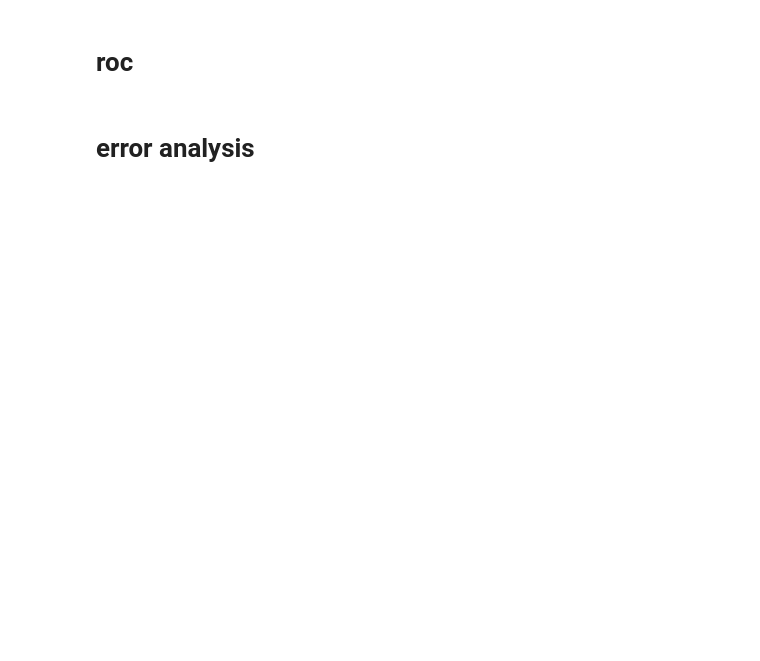
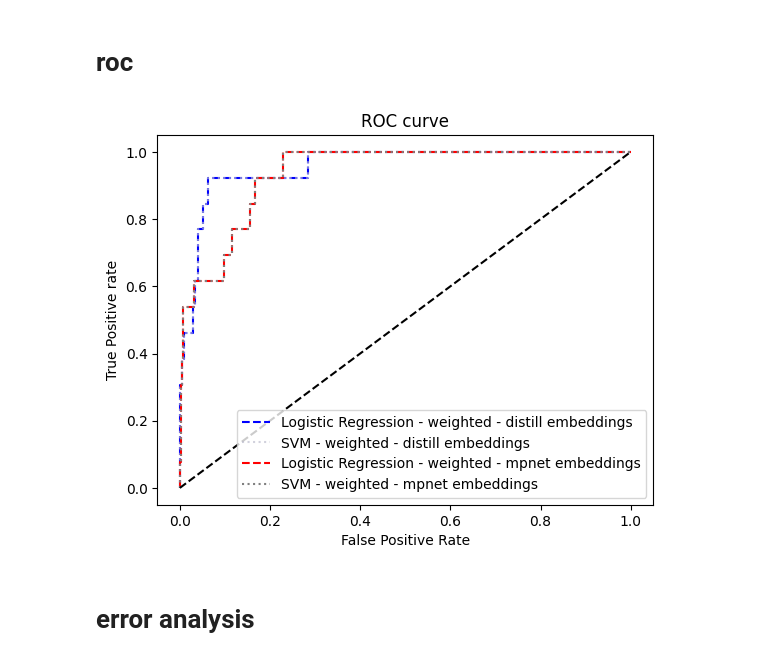
Before and after one commit to vberdejoespinola/translate-text-classifier-spanish, a Jupyter notebook: scripts/3.model_training.ipynb, the cells around one changed output. Cells and saved outputs as stored; diff of their text form; code cells hidden in the pictures; blank space fills up the shorter version.

```diff
--- a/scripts/3.model_training.ipynb
+++ b/scripts/3.model_training.ipynb
@@ -447,25 +524,29 @@ auc_svm_weight_mpnet, fpr_svm_weight_mpnet, tpr_svm_weight_mpnet, y_pred_proba_s
 # %%
 import matplotlib.pyplot as plt
 # plt.style.use('seaborn')
 
 # plot roc curves
-plt.plot(fpr_lr_weight_distill, tpr_lr_weight_distill, linestyle='--',color='#bbca', label='Logistic Regression - weighted - distill embeddings')
-plt.plot(fpr_svm_weight_distill, tpr_svm_weight_distill, linestyle='--',color='blue', label='SVM - weighted - distill embeddings')
-plt.plot(fpr_lr_weight_mpnet, tpr_lr_weight_mpnet, linestyle='--',color='gray', label='Logistic Regression - weighted - mpnet embeddings')
-plt.plot(fpr_svm_weight_mpnet, tpr_svm_weight_mpnet, linestyle='--',color='red', label='SVM - weighted - mpnet embeddings')
+plt.plot(fpr_lr_weight_distill, tpr_lr_weight_distill, linestyle='--',color='blue', label='Logistic Regression - weighted - distill embeddings')
+plt.plot(fpr_svm_weight_distill, tpr_svm_weight_distill, linestyle='dotted',color='#bbca', label='SVM - weighted - distill embeddings')
+plt.plot(fpr_lr_weight_mpnet, tpr_lr_weight_mpnet, linestyle='--',color='red', label='Logistic Regression - weighted - mpnet embeddings')
+plt.plot(fpr_svm_weight_mpnet, tpr_svm_weight_mpnet, linestyle='dotted',color='gray', label='SVM - weighted - mpnet embeddings')
 
-plt.plot(p_fpr, p_tpr, linestyle='--', color='gray')
+plt.plot(p_fpr, p_tpr, linestyle='--', color='black')
 
 # title
 plt.title('ROC curve')
 # x label
 plt.xlabel('False Positive Rate')
 # y label
 plt.ylabel('True Positive rate')
 
 plt.legend(loc='best')
 plt.savefig('../results/ROC.png',dpi=800)
 plt.show();
+
+#
+# %% [output]
+[figure, added]
 # %% [markdown]
 # error analysis
 # %%
```
Also changed, not shown: parts of 9 cells of this notebook, 3 other files.
